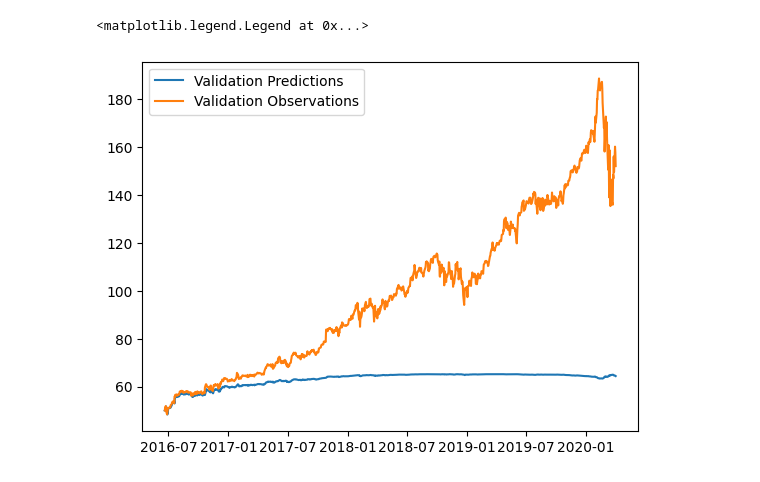
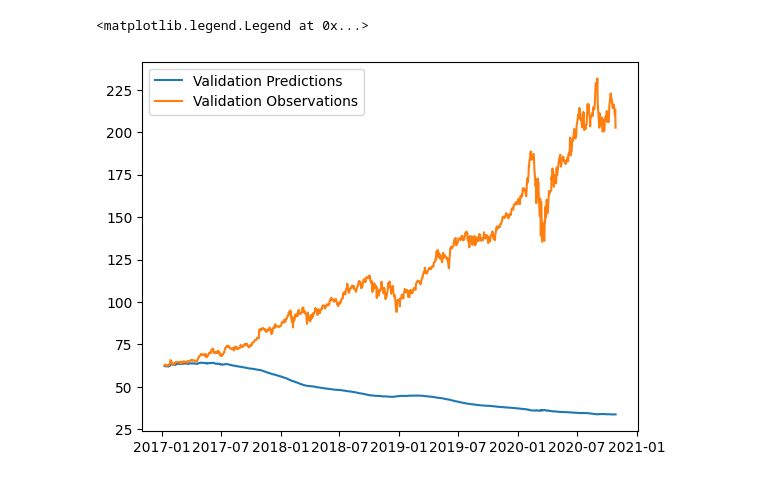
Before and after one commit to AshtonGlover/stock-prediction, a Jupyter notebook: StockPrediction.ipynb, the cells around one changed output. Drawn from its saved outputs; the diff is of its cells as text; code cells hidden in the pictures.

```diff
--- a/StockPrediction.ipynb
+++ b/StockPrediction.ipynb
@@ -44,8 +44,8 @@ df
 import datetime
 
 def strToDate(s):
-  split = s.split('-')
-  year, month, day = int(split[0]), int(split[1]), int(split[2])
+  split_date = s.split('-')
+  day, month, year = int(split_date[2]), int(split_date[1]), int(split_date[0])
   return datetime.datetime(year = year, month = month, day = day)
 # %%
 df['Date'] = df['Date'].apply(strToDate)
@@ -110,7 +112,6 @@ def df_to_windowed_df(dataframe, first_date_str, last_date_str, n=3):
     df_subset = dataframe.loc[:target_date].tail(n+1)
 
     if len(df_subset) != n+1:
-      print(f'Error: Window of size {n} is too large for date {target_date}')
       return
 
     values = df_subset['Close'].to_numpy()
@@ -148,8 +149,8 @@ def df_to_windowed_df(dataframe, first_date_str, last_date_str, n=3):
   return ret_df
 
 windowed_df = df_to_windowed_df(df,
-                                '1986-03-18',
-                                '2024-01-17',
-                                n=3)
+                                '1986-08-05',
+                                '2024-08-22',
+                                n=100)
 windowed_df
 # %% [output]
@@ -189,11 +190,11 @@ dates.shape, X.shape, y.shape
 q_80 = int(len(dates) * 0.8)
 q_90 = int(len(dates) * 0.9)
 
-dates_train, X_train, y_train = dates[:q_80], X[:q_80], y[:q_80]
+dates_train, x_train, y_train = dates[:q_80], X[:q_80], y[:q_80]
 
-dates_val, X_val, y_val = dates[q_80:q_90], X[q_80:q_90], y[q_80:q_90]
+dates_val, x_val, y_val = dates[q_80:q_90], X[q_80:q_90], y[q_80:q_90]
 
-dates_test, X_test, y_test = dates[q_90:], X[q_90:], y[q_90:]
+dates_test, x_test, y_test = dates[q_90:], X[q_90:], y[q_90:]
 
 plt.plot(dates_train, y_train)
 plt.plot(dates_val, y_val)
@@ -208,15 +209,20 @@ from tensorflow.keras.models import Sequential
 from tensorflow.keras.optimizers import Adam
 from tensorflow.keras import layers
 
-model = Sequential([layers.Input((3, 1)),
+model = Sequential([layers.Input((100, 1)),
+
                     layers.LSTM(64),
-                    layers.Dense(32, activation = 'relu'),
-                    layers.Dense(32, activation = 'relu'),
+                    layers.LSTM(32),
+
+                    layers.Dense(64, activation='relu'),
+                    layers.Dense(32, activation='relu'),
+                    layers.Dense(16, activation='relu'),
+
                     layers.Dense(1)])
 
 model.compile(loss='mse', optimizer=Adam(learning_rate=0.001),
               metrics=['mean_absolute_error'])
 
-model.fit(X_train, y_train, validation_data=(X_val, y_val), epochs = 100)
+model.fit(x_train, y_train, validation_data=(x_val, y_val), epochs = 100)
 # %% [output]
 Epoch 1/100
@@ -250,5 +256,5 @@ plt.legend(['Training Predictions', 'Training Observations'])
 # %%
-val_predict = model.predict(X_val).flatten()
+val_predict = model.predict(x_val).flatten()
 
 plt.plot(dates_val, val_predict)
 plt.plot(dates_val, y_val)
@@ -258,3 +264,3 @@ plt.legend(['Validation Predictions', 'Validation Observations'])
 <matplotlib.legend.Legend at 0x...>
-[figure, old version]
+[figure, new version]
 # %%
```
Also changed, not shown: parts of 14 cells of this notebook.
